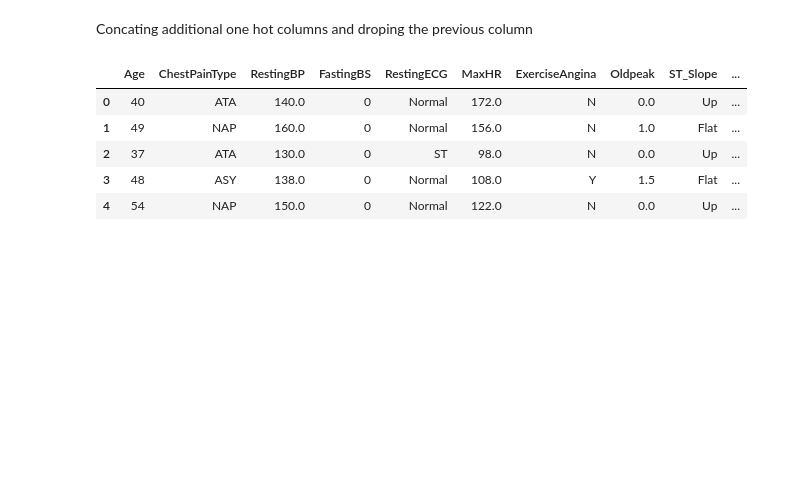
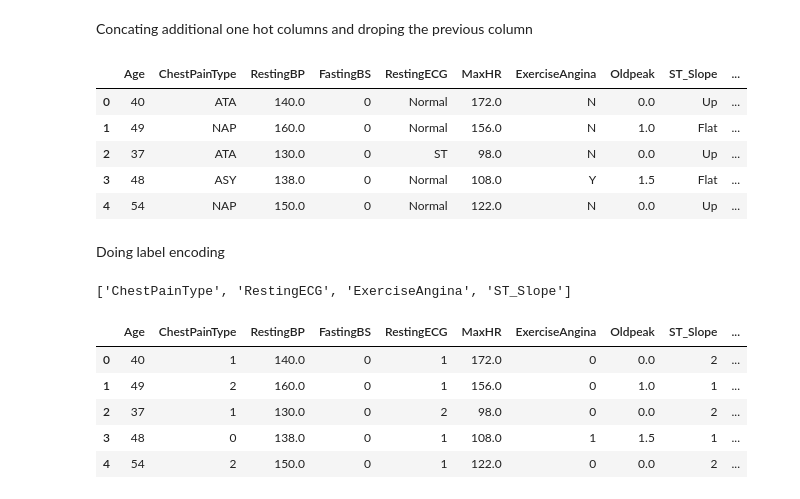
Before and after one commit to abukhalidsiddique/Heart_Failure_Prediction, a Jupyter notebook: Index.ipynb, the cells around one changed output. Saved outputs shown, nothing was run; the diff lists cells and outputs as text; code cells hidden in the pictures; blank space fills up the shorter version.

Commit message:
label encoding done

```diff
--- a/Index.ipynb
+++ b/Index.ipynb
@@ -408,3 +408,22 @@ df.head()
 | 2 | 37 | ATA | 130.0 | 0 | ST | 98.0 | N | 0.0 | Up | ... |
 | 3 | 48 | ASY | 138.0 | 0 | Normal | 108.0 | Y | 1.5 | Flat | ... |
 | 4 | 54 | NAP | 150.0 | 0 | Normal | 122.0 | N | 0.0 | Up | ... |
+# %% [markdown]
+Doing label encoding
+# %%
+le = LabelEncoder()
+categorical_for_label_encoding
+# %% [output]
+['ChestPainType', 'RestingECG', 'ExerciseAngina', 'ST_Slope']
+# %%
+for col in categorical_for_label_encoding:
+    df[col] = le.fit_transform(df[col])
+# %%
+df.head()
+# %% [output]
+|  | Age | ChestPainType | RestingBP | FastingBS | RestingECG | MaxHR | ExerciseAngina | Oldpeak | ST_Slope | ... |
+| 0 | 40 | 1 | 140.0 | 0 | 1 | 172.0 | 0 | 0.0 | 2 | ... |
+| 1 | 49 | 2 | 160.0 | 0 | 1 | 156.0 | 0 | 1.0 | 1 | ... |
+| 2 | 37 | 1 | 130.0 | 0 | 2 | 98.0 | 0 | 0.0 | 2 | ... |
+| 3 | 48 | 0 | 138.0 | 0 | 1 | 108.0 | 1 | 1.5 | 1 | ... |
+| 4 | 54 | 2 | 150.0 | 0 | 1 | 122.0 | 0 | 0.0 | 2 | ... |
```
